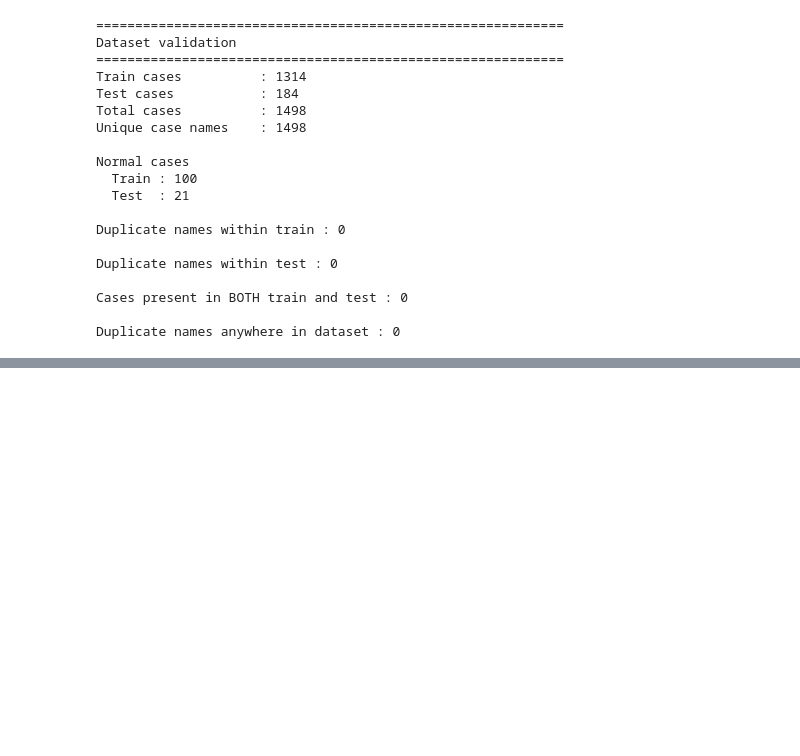
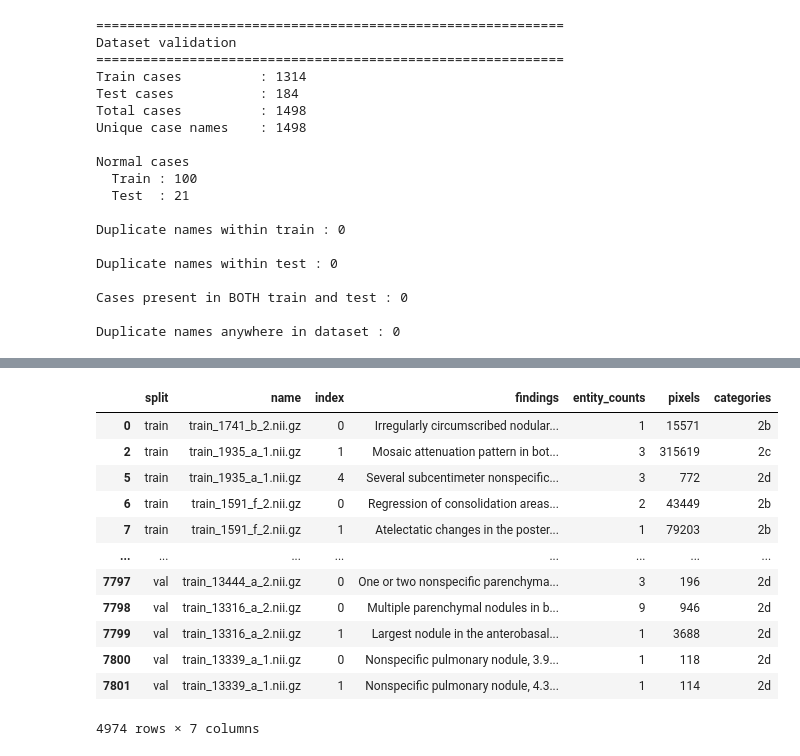
Before and after one commit to ckekula/fyp-3d-ct, a Jupyter notebook: eda/json.ipynb, the cells around one changed output, grey strips where cells are left out. Drawn from its saved outputs; the diff is of its cells as text; code cells hidden in the pictures; blank space fills up the shorter version.

```diff
--- a/eda/json.ipynb
+++ b/eda/json.ipynb
@@ -1495,0 +1498,26 @@ Duplicate names anywhere in dataset : 0
+# %%
+import json
+
+import pandas as pd
+
+with open(r"C:\Users\chamu\D\UOR\FYP\fyp\data\rexgrounding-ct\dataset.json", "r") as f:
+    data = json.load(f)
+
+rows = []
+
+for split, samples in data.items():
+    for sample in samples:
+        for idx in sample["findings"]:
+            rows.append({
+                "split": split,
+                "name": sample["name"],
+                "index": int(idx),
+                "findings": sample["findings"][idx],
+                "entity_counts": sample["entity_counts"][idx],
+                "pixels": sample["pixels"][idx],
+                "categories": sample["categories"][idx],
+            })
+
+df = pd.DataFrame(rows)
+
+df.head()
@@ -1495,0 +1620,17 @@ Duplicate names anywhere in dataset : 0
+# %%
+df_shortlisted = df[df["categories"].isin(["1b", "2b", "2c", "2d"])].copy()
+df_shortlisted
+# %% [output]
+|  | split | name | index | findings | entity_counts | pixels | categories |
+| 0 | train | train_1741_b_2.nii.gz | 0 | Irregularly circumscribed nodular... | 1 | 15571 | 2b |
+| 2 | train | train_1935_a_1.nii.gz | 1 | Mosaic attenuation pattern in bot... | 3 | 315619 | 2c |
+| 5 | train | train_1935_a_1.nii.gz | 4 | Several subcentimeter nonspecific... | 3 | 772 | 2d |
+| 6 | train | train_1591_f_2.nii.gz | 0 | Regression of consolidation areas... | 2 | 43449 | 2b |
+| 7 | train | train_1591_f_2.nii.gz | 1 | Atelectatic changes in the poster... | 1 | 79203 | 2b |
+| ... | ... | ... | ... | ... | ... | ... | ... |
+| 7797 | val | train_13444_a_2.nii.gz | 0 | One or two nonspecific parenchyma... | 3 | 196 | 2d |
+| 7798 | val | train_13316_a_2.nii.gz | 0 | Multiple parenchymal nodules in b... | 9 | 946 | 2d |
+| 7799 | val | train_13316_a_2.nii.gz | 1 | Largest nodule in the anterobasal... | 1 | 3688 | 2d |
+| 7800 | val | train_13339_a_1.nii.gz | 0 | Nonspecific pulmonary nodule, 3.9... | 1 | 118 | 2d |
+| 7801 | val | train_13339_a_1.nii.gz | 1 | Nonspecific pulmonary nodule, 4.3... | 1 | 114 | 2d |
+4974 rows × 7 columns
```
Also changed, not shown: parts of 13 cells of this notebook, 21 other files.
